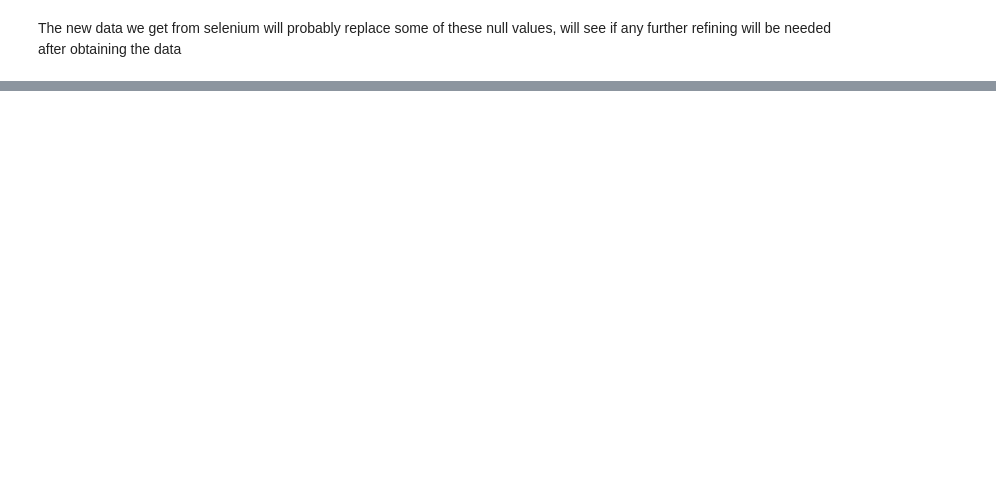
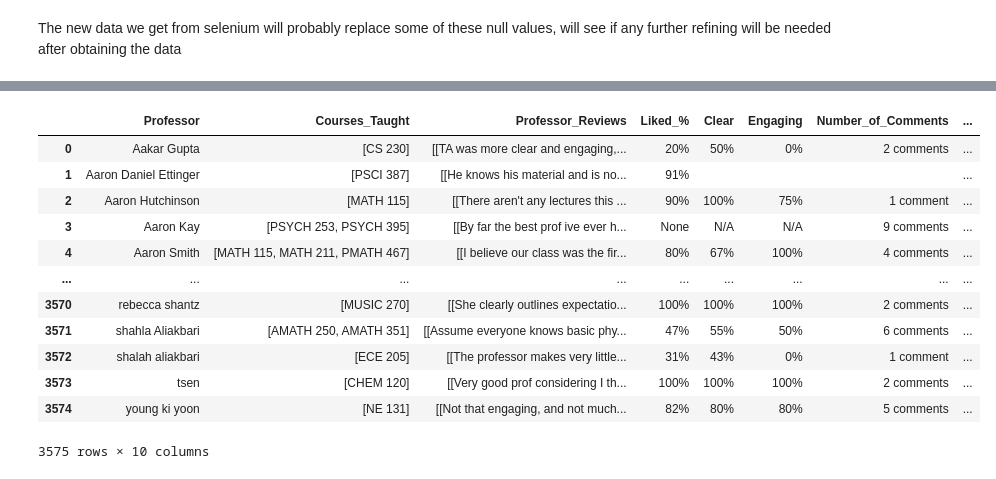
Before and after one commit to s2shams/UW-Course-Analysis, a Jupyter notebook: Data Cleaning.ipynb, the cells around one changed output, grey strips where cells are left out. Drawn from its saved outputs; the diff is of its cells as text; code cells hidden in the pictures; blank space fills up the shorter version.

```diff
--- a/Data Cleaning.ipynb
+++ b/Data Cleaning.ipynb
@@ -326,2 +316,36 @@ new_prof_df[new_prof_df.isnull().any(axis=1)]
 # %% [markdown]
 The new data we get from selenium will probably replace some of these null values, will see if any further refining will be needed after obtaining the data
+# %%
+from selenium import webdriver
+from selenium.webdriver.common.by import By
+from selenium.webdriver.common.action_chains import ActionChains
+import re, string
+from Helper_functions import *
+import itertools
+
+options = webdriver.ChromeOptions()
+options.binary_location = './chrome-win64/chrome.exe'
+driver = webdriver.Chrome(options=options)
+pattern = re.compile('[^a-zA-Z]')
+# %%
+def generate_urls(name):
+    chars = list('abcdefghijklmnopqrstuvwxyz_')
+    name = name.lower()
+    # print(name)
+    special_char = [char for char in name if char not in chars]
+    # print(special_char)
+
+    combinations = []
+    for i in range(len(special_char) + 1):
+        combinations.extend(itertools.combinations(special_char, i))
+
+    combos = [list(sublist) for sublist in combinations]
+    # print(combos)
+
+    urls = []
+    for combo in combos:
+        urls.append(''.join([char for char in name if char not in combo]))
+    # print(urls)
+    if "-" in name:
+        urls.append(name.replace("-", "_"))
+    return urls
@@ -327,0 +457,23 @@ The new data we get from selenium will probably replace some of these null value
+# %%
+def generate_departments_prof(row, departments_dict):
+    course_codes = set([course.split(" ")[0] for course in row['Courses_Taught']])
+
+    departments = [dept for dept, codes in departments_dict.items() if course_codes & set(codes)]
+    return set(departments)
+
+new_prof_df['Department'] = new_prof_df.apply(generate_departments_prof, departments_dict=department, axis=1)
+new_prof_df
+# %% [output]
+|  | Professor | Courses_Taught | Professor_Reviews | Liked_% | Clear | Engaging | Number_of_Comments | ... |
+| 0 | Aakar Gupta | [CS 230] | [[TA was more clear and engaging,... | 20% | 50% | 0% | 2 comments | ... |
+| 1 | Aaron Daniel Ettinger | [PSCI 387] | [[He knows his material and is no... | 91% |  |  |  | ... |
+| 2 | Aaron Hutchinson | [MATH 115] | [[There aren't any lectures this ... | 90% | 100% | 75% | 1 comment | ... |
+| 3 | Aaron Kay | [PSYCH 253, PSYCH 395] | [[By far the best prof ive ever h... | None | N/A | N/A | 9 comments | ... |
+| 4 | Aaron Smith | [MATH 115, MATH 211, PMATH 467] | [[I believe our class was the fir... | 80% | 67% | 100% | 4 comments | ... |
+| ... | ... | ... | ... | ... | ... | ... | ... | ... |
+| 3570 | rebecca shantz | [MUSIC 270] | [[She clearly outlines expectatio... | 100% | 100% | 100% | 2 comments | ... |
+| 3571 | shahla Aliakbari | [AMATH 250, AMATH 351] | [[Assume everyone knows basic phy... | 47% | 55% | 50% | 6 comments | ... |
+| 3572 | shalah aliakbari | [ECE 205] | [[The professor makes very little... | 31% | 43% | 0% | 1 comment | ... |
+| 3573 | tsen | [CHEM 120] | [[Very good prof considering I th... | 100% | 100% | 100% | 2 comments | ... |
+| 3574 | young ki yoon | [NE 131] | [[Not that engaging, and not much... | 82% | 80% | 80% | 5 comments | ... |
+3575 rows × 10 columns
```
Also changed, not shown: parts of 8 cells of this notebook.
